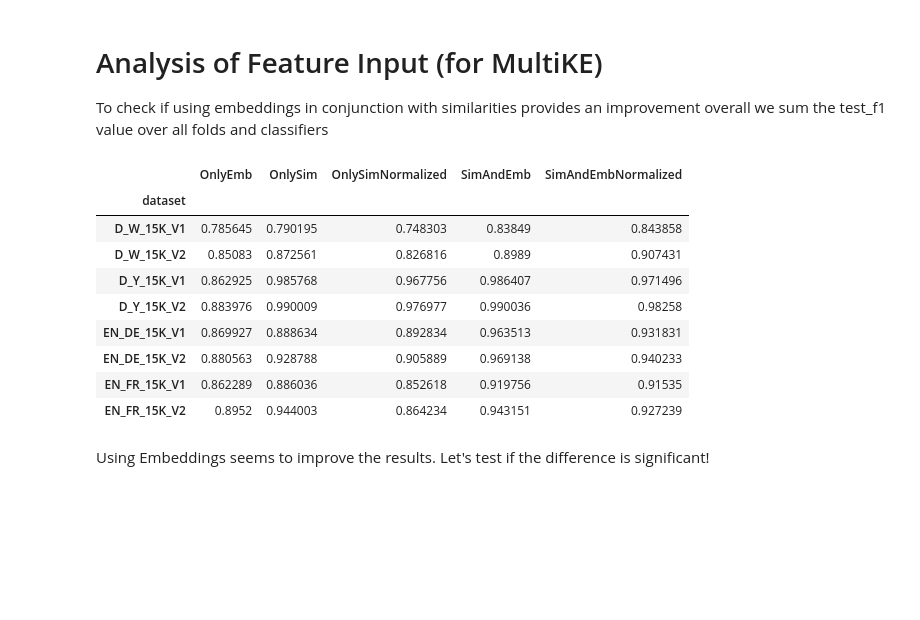
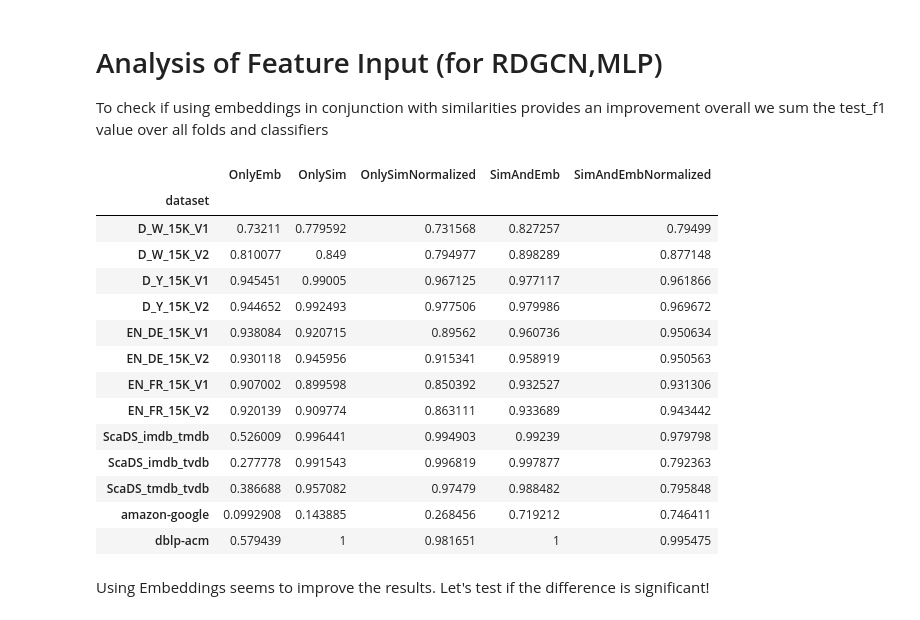
Before and after one commit to jonathanschuchart/eager, a Jupyter notebook: analysis/Statistics.ipynb, the cells around one changed output. Cells and saved outputs as stored; diff of their text form; code cells hidden in the pictures; blank space fills up the shorter version.

Commit message:
Only use one classifier for analysis

```diff
--- a/analysis/Statistics.ipynb
+++ b/analysis/Statistics.ipynb
@@ -9,30 +30,35 @@ df = pd.read_csv("/home/dobraczka/Downloads/git/er-embedding-benchmark/data/all_
 # %% [markdown]
-# Analysis of Feature Input (for MultiKE)
+# Analysis of Feature Input (for RDGCN,MLP)
 To check if using embeddings in conjunction with similarities provides an improvement overall we sum the test_f1 value over all folds and classifiers
 # %%
 df["dataset"] = df["dataset"].str.replace(r"-721_5fold-\d","")
 #aggregated = df.groupby(["dataset","embed_model","vector_name","model_name"]).mean()
-aggregated = df.groupby(["embed_model","vector_name","dataset"]).mean()
+aggregated = df[df["model_name"]=="MLP"].groupby(["embed_model","vector_name","dataset"]).mean()
 # %%
 #one_data_series = aggregated.loc[("D_W_15K_V1","MultiKE")]["test_f1"]
-one_data_series = aggregated.loc[("MultiKE")]["test_f1"]
+one_data_series = aggregated.loc[("RDGCN")]["test_f1"]
 one_data_block_design = pd.DataFrame([one_data_series['OnlyEmb'], one_data_series['OnlySim'], one_data_series['OnlySimNormalized'], one_data_series['SimAndEmb'], one_data_series['SimAndEmbNormalized']]).T
 one_data_block_design.columns = ['OnlyEmb','OnlySim','OnlySimNormalized','SimAndEmb','SimAndEmbNormalized']
 # %%
 cm = sns.cubehelix_palette(5, as_cmap=True)
-s = one_data_block_design.style.background_gradient(cmap=cm, axis=1)
-s
+stylized = one_data_block_design.style.background_gradient(cmap=cm, axis=1)
+stylized
 # %% [output]
 |  | OnlyEmb | OnlySim | OnlySimNormalized | SimAndEmb | SimAndEmbNormalized |
 | dataset |  |  |  |  |  |
-| D_W_15K_V1 | 0.785645 | 0.790195 | 0.748303 | 0.83849 | 0.843858 |
-| D_W_15K_V2 | 0.85083 | 0.872561 | 0.826816 | 0.8989 | 0.907431 |
-| D_Y_15K_V1 | 0.862925 | 0.985768 | 0.967756 | 0.986407 | 0.971496 |
-| D_Y_15K_V2 | 0.883976 | 0.990009 | 0.976977 | 0.990036 | 0.98258 |
-| EN_DE_15K_V1 | 0.869927 | 0.888634 | 0.892834 | 0.963513 | 0.931831 |
-| EN_DE_15K_V2 | 0.880563 | 0.928788 | 0.905889 | 0.969138 | 0.940233 |
-| EN_FR_15K_V1 | 0.862289 | 0.886036 | 0.852618 | 0.919756 | 0.91535 |
-| EN_FR_15K_V2 | 0.8952 | 0.944003 | 0.864234 | 0.943151 | 0.927239 |
+| D_W_15K_V1 | 0.73211 | 0.779592 | 0.731568 | 0.827257 | 0.79499 |
+| D_W_15K_V2 | 0.810077 | 0.849 | 0.794977 | 0.898289 | 0.877148 |
+| D_Y_15K_V1 | 0.945451 | 0.99005 | 0.967125 | 0.977117 | 0.961866 |
+| D_Y_15K_V2 | 0.944652 | 0.992493 | 0.977506 | 0.979986 | 0.969672 |
+| EN_DE_15K_V1 | 0.938084 | 0.920715 | 0.89562 | 0.960736 | 0.950634 |
+| EN_DE_15K_V2 | 0.930118 | 0.945956 | 0.915341 | 0.958919 | 0.950563 |
+| EN_FR_15K_V1 | 0.907002 | 0.899598 | 0.850392 | 0.932527 | 0.931306 |
+| EN_FR_15K_V2 | 0.920139 | 0.909774 | 0.863111 | 0.933689 | 0.943442 |
+| ScaDS_imdb_tmdb | 0.526009 | 0.996441 | 0.994903 | 0.99239 | 0.979798 |
+| ScaDS_imdb_tvdb | 0.277778 | 0.991543 | 0.996819 | 0.997877 | 0.792363 |
+| ScaDS_tmdb_tvdb | 0.386688 | 0.957082 | 0.97479 | 0.988482 | 0.795848 |
+| amazon-google | 0.0992908 | 0.143885 | 0.268456 | 0.719212 | 0.746411 |
+| dblp-acm | 0.579439 | 1 | 0.981651 | 1 | 0.995475 |
 # %% [markdown]
 Using Embeddings seems to improve the results.
 Let's test if the difference is significant!
```
Also changed, not shown: parts of 4 cells of this notebook.
